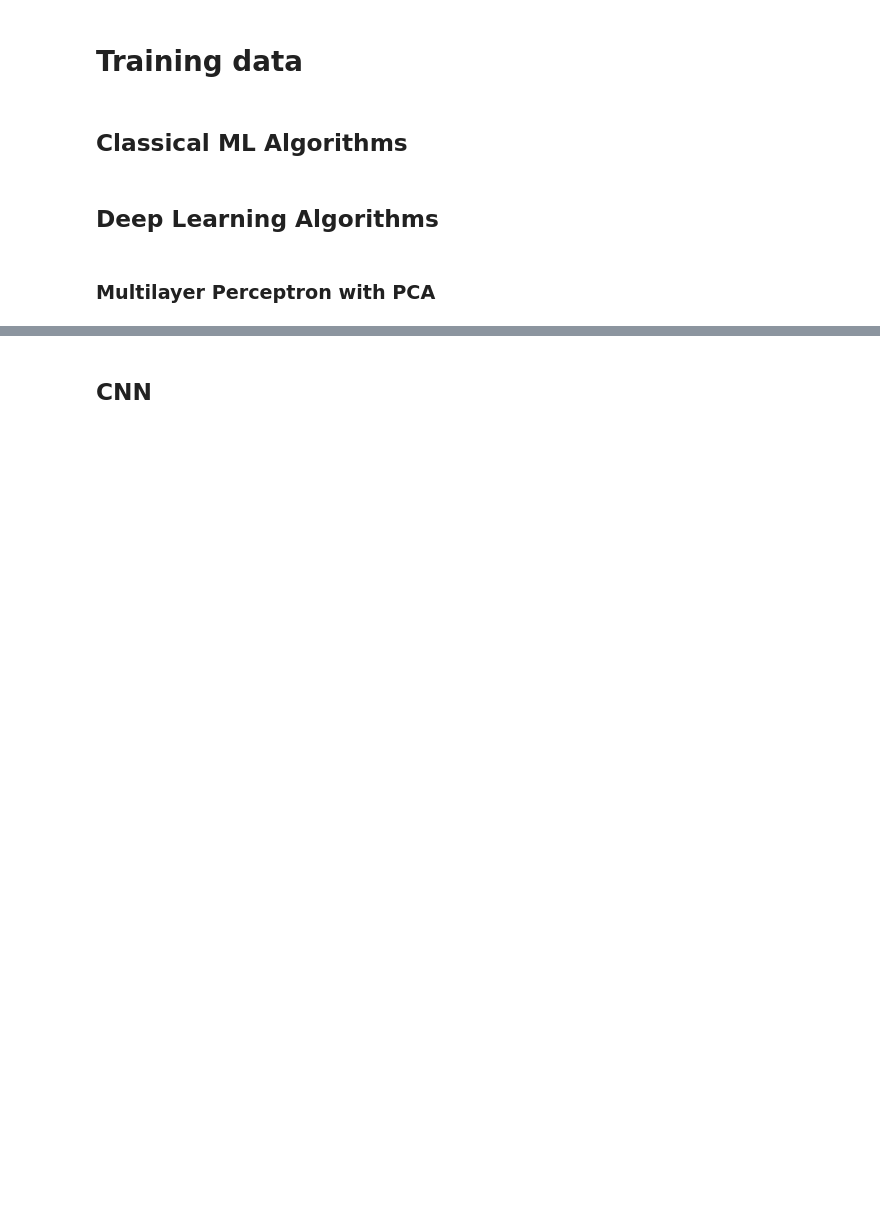
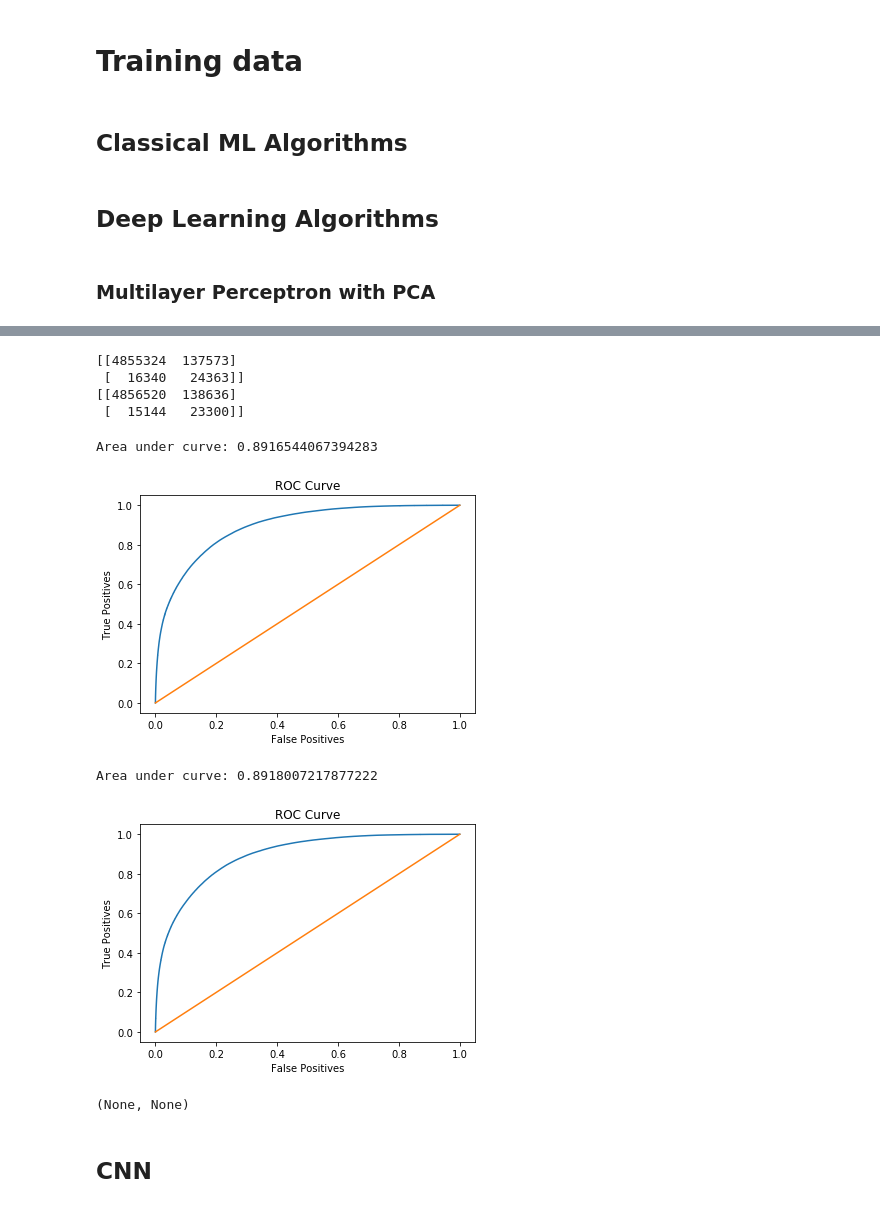
Before and after one commit to asahicantu/DAT5502021, a Jupyter notebook: dat550-2021-final-project.ipynb, the cells around one changed output, grey strips where cells are left out. Cells and saved outputs as stored; diff of their text form; code cells hidden in the pictures; blank space fills up the shorter version.

Commit message:
Added MLP model

```diff
--- a/dat550-2021-final-project.ipynb
+++ b/dat550-2021-final-project.ipynb
@@ -467,0 +412,4 @@ Epoch 3/10
+# %%
+X_train = np.array([spec.flatten() for spec in X_melspec_train])
+X_test = np.array([spec.flatten() for spec in X_melspec_test])
+X_valid = np.array([spec.flatten() for spec in X_melspec_valid])
@@ -468,3 +449,25 @@ Epoch 3/10
+# %%
+mlp_model = tf.keras.models.load_model('models/MLP.h5')
+best_model = tf.keras.models.load_model('models/MLP_best.h5')
+# %%
+mlp_pred = mlp_model(X_valid)
+best_pred = best_model(X_valid)
+# %%
+print(Utils.Evaluation.get_confusion_matrix(mlp_pred, y_melspec_valid, threshold=0.5).numpy())
+print(Utils.Evaluation.get_confusion_matrix(best_pred, y_melspec_valid, threshold=0.5).numpy())
+# %% [output]
+[[4855324  137573]
+ [  16340   24363]]
+[[4856520  138636]
+ [  15144   23300]]
+# %%
+Utils.Evaluation.plot_roc_curve(mlp_pred, y_melspec_valid), Utils.Evaluation.plot_roc_curve(best_pred, y_melspec_valid)
+# %% [output]
+Area under curve: 0.8916544067394283
+[figure, added]
+Area under curve: 0.8918007217877222
+[figure, added]
+(None, None)
 # %% [markdown]
 ## CNN
 # %%
```
Also changed, not shown: parts of 10 cells of this notebook, 4 other files.
